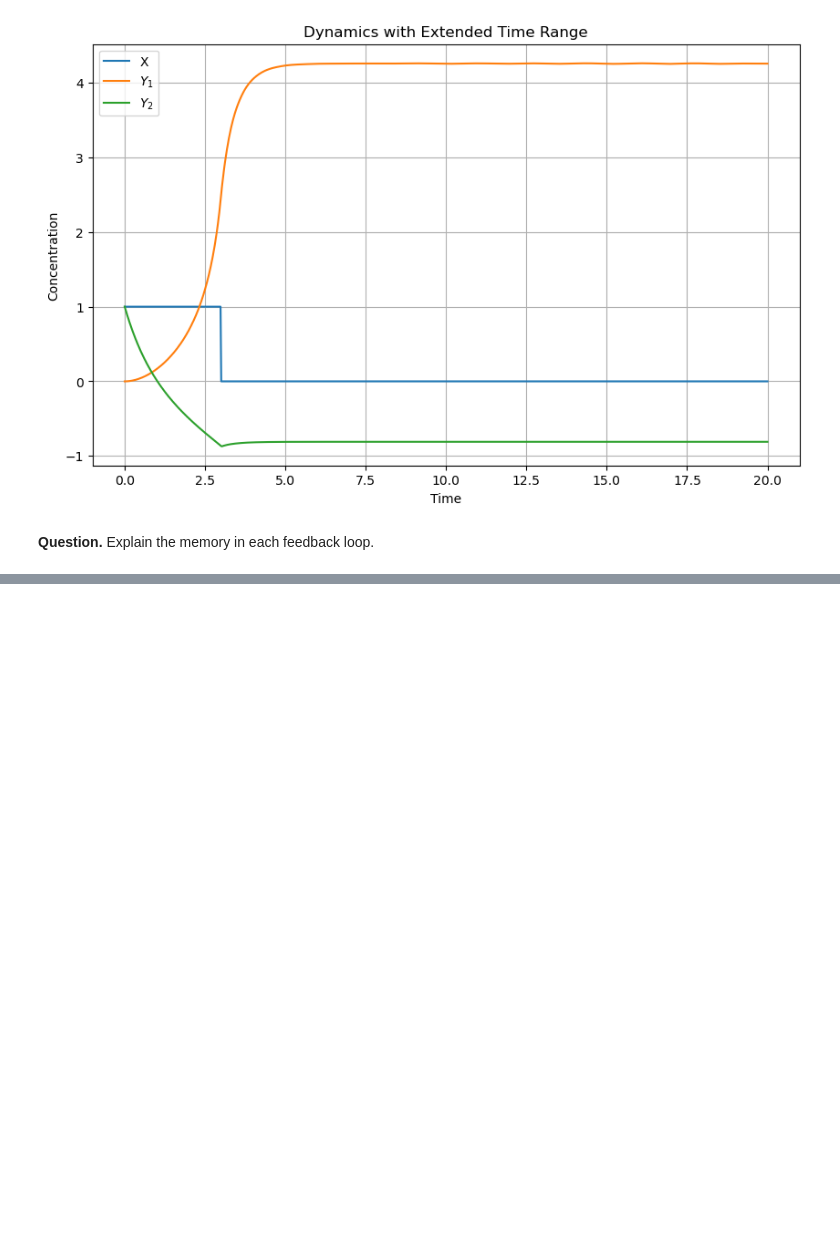
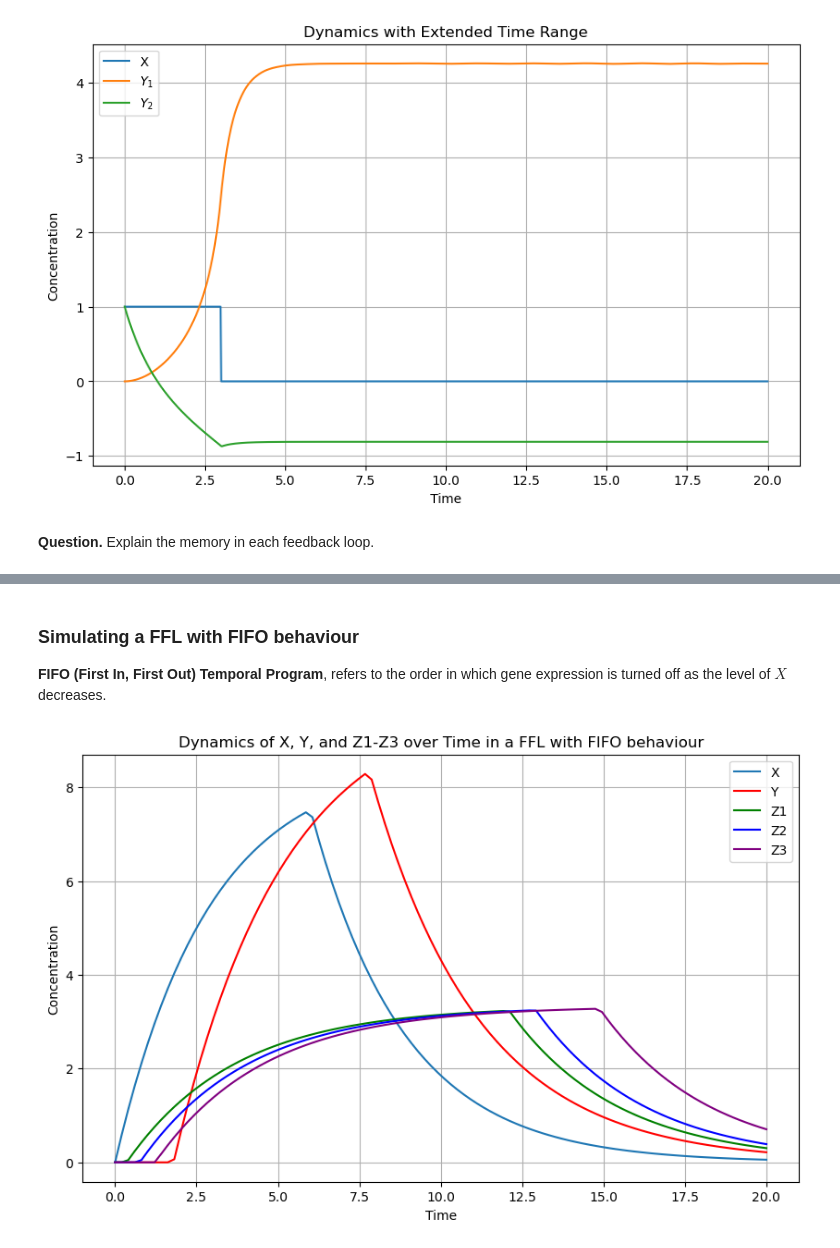
Before and after one commit to amoyag/practicas_biofisica, a Jupyter notebook: session3_complexcircuits.ipynb, the cells around one changed output, grey strips where cells are left out. Drawn from its saved outputs; the diff is of its cells as text; code cells hidden in the pictures; blank space fills up the shorter version.

```diff
--- a/session3_complexcircuits.ipynb
+++ b/session3_complexcircuits.ipynb
@@ -270,0 +270,80 @@ plt.show()
+# %% [markdown]
+### Simulating a FFL with FIFO behaviour
+**FIFO (First In, First Out) Temporal Program**, refers to the order in which gene expression is turned off as the level of $X$ decreases.
+# %%
+# Re-importing necessary libraries
+import numpy as np
+from scipy.integrate import odeint
+import matplotlib.pyplot as plt
+
+# Define the system of differential equations
+def ffl_system(conditions, t, alpha_X, beta_X, alpha_Y, beta_Y, alpha_Z1, beta_Z1, alpha_Z2, beta_Z2, alpha_Z3, beta_Z3, X_threshold, Y_threshold, Z1_threshold, Z2_threshold, Z3_threshold):
+    X, Y, Z1, Z2, Z3 = conditions
+
+    # Equation for X
+    if t < 6:
+        dXdt = beta_X - alpha_X * X
+    else:
+        dXdt = -alpha_X * X
+
+    # Equation for Y
+    if X > Y_threshold:
+        dYdt = beta_Y - alpha_Y * Y
+    else:
+        dYdt = -alpha_Y * Y
+
+    # Equations for Z1, Z2, Z3 using OR logic with different X thresholds
+    dZ1dt = beta_Z1 - alpha_Z1 * Z1 if (Y > Z1_threshold or X > X_threshold) else -alpha_Z1 * Z1
+    dZ2dt = beta_Z2 - alpha_Z2 * Z2 if (Y > Z2_threshold or X > X_threshold + 1) else -alpha_Z2 * Z2  # Slightly higher threshold for Z2
+    dZ3dt = beta_Z3 - alpha_Z3 * Z3 if (Y > Z3_threshold or X > X_threshold + 2) else -alpha_Z3 * Z3  # Even higher threshold for Z3
+
+    return [dXdt, dYdt, dZ1dt, dZ2dt, dZ3dt]
+
+# Parameters for X, Y, Z1, Z2, and Z3
+alpha_X = 0.35
+beta_X = 3
+alpha_Y = 0.3
+beta_Y = 3
+alpha_Z1 = 0.3
+beta_Z1 = 1
+alpha_Z2 = 0.3
+beta_Z2 = 1
+alpha_Z3 = 0.3
+beta_Z3 = 1
+X_threshold = 1  # Threshold for X to activate Z genes
+Y_threshold = 4
+Z1_threshold = 2.3  # Threshold for Y to activate Z1
+Z2_threshold = 1.8  # Threshold for Y to activate Z2
+Z3_threshold = 1    # Threshold for Y to activate Z3
+
+# Initial conditions
+X_0 = 0.0
+Y_0 = 0.0
+Z1_0 = 0.0
+Z2_0 = 0.0
+Z3_0 = 0.0
+
+# Time points
+t = np.linspace(0, 20, 100)
+
+# Solve the system of ODEs
+conditions = odeint(ffl_system, [X_0, Y_0, Z1_0, Z2_0, Z3_0], t, args=(alpha_X, beta_X, alpha_Y, beta_Y, alpha_Z1, beta_Z1, alpha_Z2, beta_Z2, alpha_Z3, beta_Z3, X_threshold, Y_threshold, Z1_threshold, Z2_threshold, Z3_threshold))
+
+# Extract X, Y, Z1, Z2, and Z3
+X, Y, Z1, Z2, Z3 = conditions.T
+
+# Plot results
+plt.figure(figsize=(10, 6))
+plt.plot(t, X, label='X')
+plt.plot(t, Y, label='Y', color='red')
+plt.plot(t, Z1, label='Z1', color='green')
+plt.plot(t, Z2, label='Z2', color='blue')
+plt.plot(t, Z3, label='Z3', color='purple')
+plt.xlabel('Time')
+plt.ylabel('Concentration')
+plt.title('Dynamics of X, Y, and Z1-Z3 over Time in a FFL with FIFO behaviour')
+plt.grid(True)
+plt.legend()
+plt.show()
+# %% [output]
+[figure, added]
```
Also changed, not shown: parts of 5 cells of this notebook.
